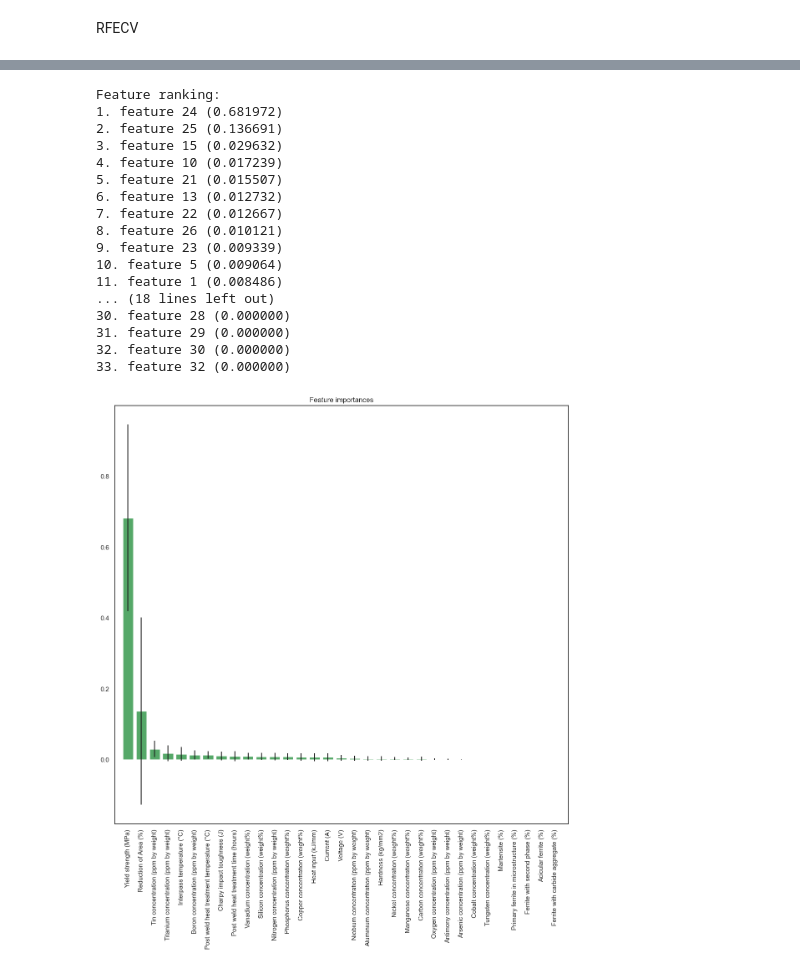
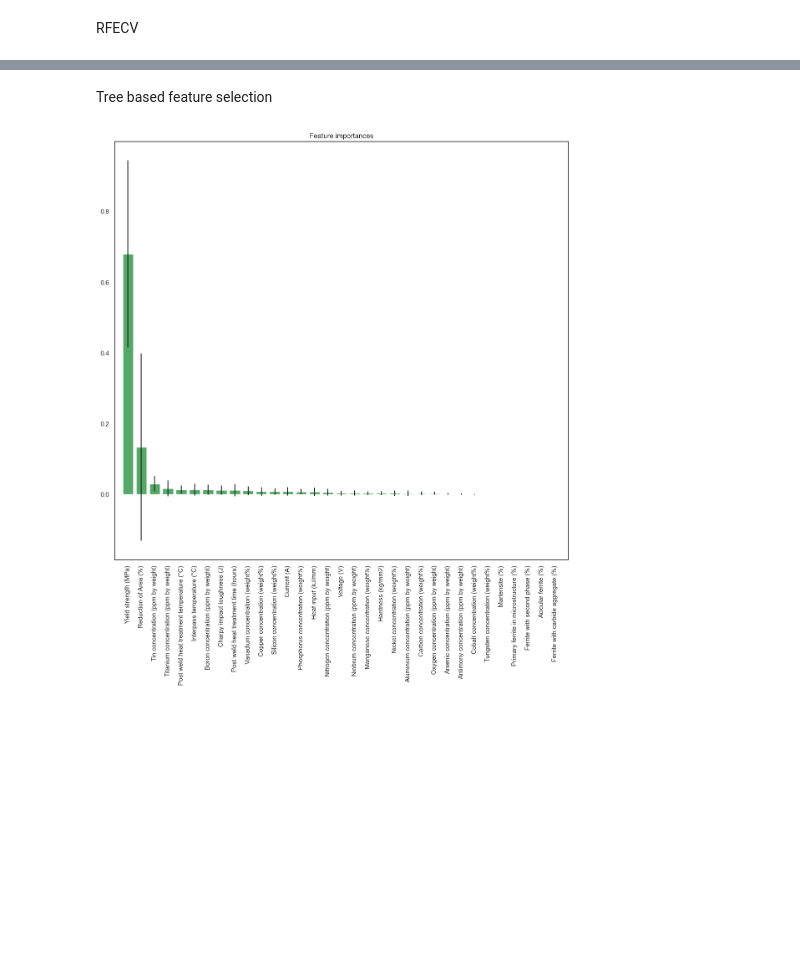
Before and after one commit to LucasTramonte/Welding-Quality-Prediction, a Jupyter notebook: main.ipynb, the cells around one changed output, grey strips where cells are left out. Drawn from its saved outputs; the diff is of its cells as text; code cells hidden in the pictures; blank space fills up the shorter version.

```diff
--- a/main.ipynb
+++ b/main.ipynb
@@ -350,15 +266,19 @@ def plot_learning_curve_subplot(ax, model, title, X, y, cv=5):
 # Create figure with subplots (4 in the first row and 3 in the second)
 fig, axes = plt.subplots(2, 4, figsize=(20, 10))
 
-plot_learning_curve_subplot(axes[0, 0], lr_pipeline, "Linear Regression", X_train, y_train)
-plot_learning_curve_subplot(axes[0, 1], ridge_pipeline, "Ridge Regression", X_train, y_train)
-plot_learning_curve_subplot(axes[0, 2], lasso_pipeline, "Lasso Regression", X_train, y_train)
-plot_learning_curve_subplot(axes[0, 3], ElasticNet_pipeline, "ElasticNet Regression", X_train, y_train)
-plot_learning_curve_subplot(axes[1, 0], tree_pipeline, "Decision Tree", X_train, y_train)
-plot_learning_curve_subplot(axes[1, 1], RF_pipeline, "Random Forest", X_train, y_train)
-plot_learning_curve_subplot(axes[1, 2], gb_pipeline, "Gradient Boosting", X_train, y_train)
+# List of model names for easy iteration
+model_names = list(pipelines.keys())
 
-# Remove the 8th subplot (last column in the second row)
+# Loop through the models and plot learning curves
+for i, model_name in enumerate(model_names):
+    # Pass the model pipeline and title to the plot function
+    plot_learning_curve_subplot(axes[i // 4, i % 4],
+                                pipelines[model_name],
+                                model_name,
+                                X_train,
+                                y_train)
+
+# Remove the last subplot (as there are only 7 models)
 fig.delaxes(axes[1, 3])
 
 plt.tight_layout()
@@ -964,68 +640,32 @@ MSE Gradient Boosting : 1829.4631448404195
+# %% [markdown]
+Tree based feature selection
 # %%
-# Convert columns to numeric
-numeric_features = data.drop(columns = ['Weld ID','AC or DC', 'Electrode positive or negative','Type of weld']).columns
-df_uts = data[numeric_features].apply(pd.to_numeric, errors='coerce')
+# Define the columns to drop (optional) and the target column
+categoric_features = ['Weld ID', 'AC or DC', 'Electrode positive or negative', 'Type of weld']
+drop_columns = ['Charpy temperature (°C)', '50% FATT']
+target_column = "Ultimate tensile strength (MPa)"
+features_to_drop = ["Ultimate tensile strength (MPa)", "Sulphur concentration (weight%)", "Chromium concentration (weight%)", "Molybdenum concentration (weight%)", "Elongation (%)"]
 
-df_uts = df_uts.drop_duplicates(keep='last')
-df_uts = df_uts.drop(columns = ['Charpy temperature (°C)', '50% FATT'])
+# Preprocess the data
+X_train, X_test, y_train, y_test = data_preprocessing(data, target_column, categoric_features,features_to_drop, drop_columns, y_imputation='zero')
 
-X = df_uts.drop(columns = ["Ultimate tensile strength (MPa)", "Sulphur concentration (weight%)", "Chromium concentration (weight%)", "Molybdenum concentration (weight%)", "Elongation (%)"])
-y = df_uts["Ultimate tensile strength (MPa)"]
-y.fillna(0, inplace= True)
-
-X_train, X_test, y_train, y_test = train_test_split(X, y, test_size= 0.3, random_state= 42)
-
-## Pre Processing
-
-mean_phosphorus = X_train['Phosphorus concentration (weight%)'].dropna().astype(float).mean()
-
-# Replace NaNs with average values for Phosphorus and Sulphur
-X_train['Phosphorus concentration (weight%)'] = X_train['Phosphorus concentration (weight%)'].fillna(mean_phosphorus)
-X_test['Phosphorus concentration (weight%)'] = X_test['Phosphorus concentration (weight%)'].fillna(mean_phosphorus)
-
-# Replace NaNs with 0 for the other columns
-X_train.fillna(0, inplace=True)
-X_test.fillna(0, inplace=True)
-
+# Tree based feature selection
 
 regressor_test = RandomForestRegressor().fit(X_train, y_train)
 importances = regressor_test.feature_importances_
 
 std = np.std([tree.feature_importances_ for tree in regressor_test.estimators_],
              axis=0)
 indices = np.argsort(importances)[::-1]
-
-# Print the feature ranking
-print("Feature ranking:")
-
-for f in range(X_train.shape[1]):
-    print("%d. feature %d (%f)" % (f + 1, indices[f], importances[indices[f]]))
 
 # Plot the feature importances of the forest
 
 plt.figure(1, figsize=(14, 13))
 plt.title("Feature importances")
 plt.bar(range(X_train.shape[1]), importances[indices],
        color="g", yerr=std[indices], align="center")
 plt.xticks(range(X_train.shape[1]), X_train.columns[indices],rotation=90)
 plt.xlim([-1, X_train.shape[1]])
 plt.show()
 # %% [output]
-Feature ranking:
-1. feature 24 (0.681972)
-2. feature 25 (0.136691)
-3. feature 15 (0.029632)
-4. feature 10 (0.017239)
-5. feature 21 (0.015507)
-6. feature 13 (0.012732)
-7. feature 22 (0.012667)
-8. feature 26 (0.010121)
-9. feature 23 (0.009339)
-10. feature 5 (0.009064)
-11. feature 1 (0.008486)
-... (18 lines left out)
-30. feature 28 (0.000000)
-31. feature 29 (0.000000)
-32. feature 30 (0.000000)
-33. feature 32 (0.000000)
-[figure, old version]
+[figure, new version]
```
Also changed, not shown: parts of 27 cells of this notebook, 1 other file.
